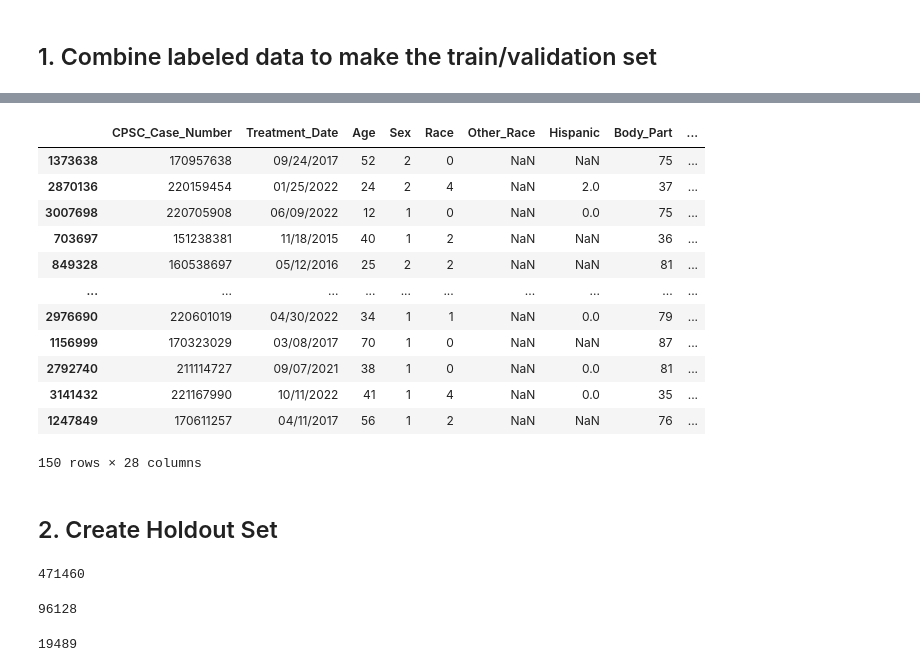
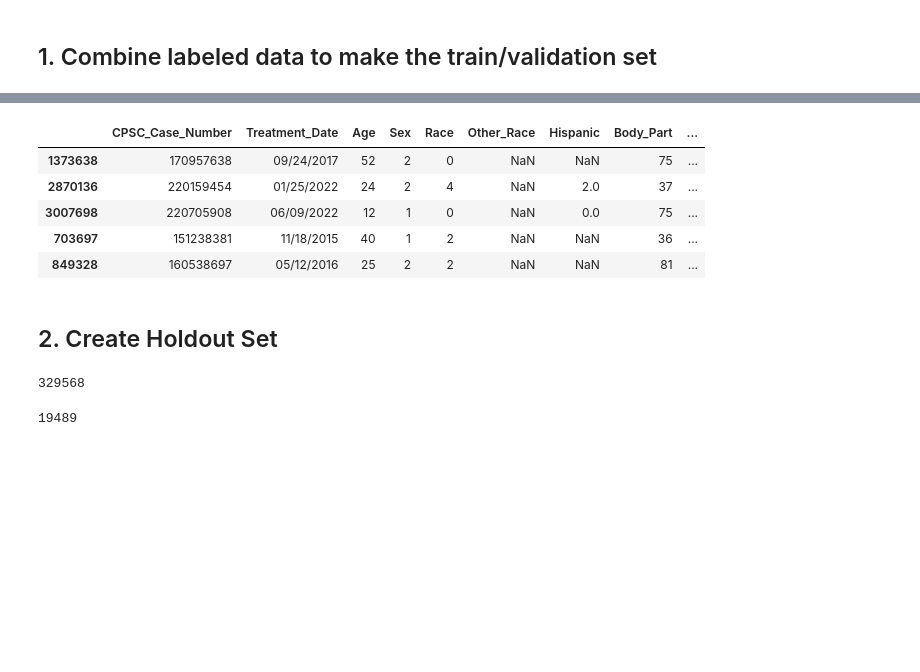
Before and after one commit to DevJGraham/neiss_pedestrian_accounts, a Jupyter notebook: model_3.ipynb, the cells around one changed output, grey strips where cells are left out. Saved outputs shown, nothing was run; the diff lists cells and outputs as text; code cells hidden in the pictures; blank space fills up the shorter version.

```diff
--- a/model_3.ipynb
+++ b/model_3.ipynb
@@ -137,17 +104,10 @@ labeled_sample_2
 # %%
-labeled_sample_3
+labeled_sample_3.head()
 # %% [output]
 |  | CPSC_Case_Number | Treatment_Date | Age | Sex | Race | Other_Race | Hispanic | Body_Part | ... |
 | 1373638 | 170957638 | 09/24/2017 | 52 | 2 | 0 | NaN | NaN | 75 | ... |
 | 2870136 | 220159454 | 01/25/2022 | 24 | 2 | 4 | NaN | 2.0 | 37 | ... |
 | 3007698 | 220705908 | 06/09/2022 | 12 | 1 | 0 | NaN | 0.0 | 75 | ... |
 | 703697 | 151238381 | 11/18/2015 | 40 | 1 | 2 | NaN | NaN | 36 | ... |
 | 849328 | 160538697 | 05/12/2016 | 25 | 2 | 2 | NaN | NaN | 81 | ... |
-| ... | ... | ... | ... | ... | ... | ... | ... | ... | ... |
-| 2976690 | 220601019 | 04/30/2022 | 34 | 1 | 1 | NaN | 0.0 | 79 | ... |
-| 1156999 | 170323029 | 03/08/2017 | 70 | 1 | 0 | NaN | NaN | 87 | ... |
-| 2792740 | 211114727 | 09/07/2021 | 38 | 1 | 0 | NaN | 0.0 | 81 | ... |
-| 3141432 | 221167990 | 10/11/2022 | 41 | 1 | 4 | NaN | 0.0 | 35 | ... |
-| 1247849 | 170611257 | 04/11/2017 | 56 | 1 | 2 | NaN | NaN | 76 | ... |
-150 rows × 28 columns
 # %%
@@ -160,28 +120,26 @@ train_validation = pd.concat(
     axis=0)
 # %% [markdown]
 ## 2. Create Holdout Set
+# %%
+# Step 2: Filter further by location codes of interest (e.g., street or highway)
+filtered_df = df[df['Location'].isin([4, 5])]
+
+# ~96,000 samples remain (~76.5 minutes to run locally)
+print(len(filtered_df))
+# %% [output]
+329568
 # %%
-# Step 1: Filter narratives that contain relevant keywords related to pedestrian activity or motor vehicle involvement
-search_words = [
-    "walking", "walk", "jogging", "jog", "running", "run", "on foot", "bystander",
-    "standing", "biking", "bike", "roller skating", "roller skates", "skateboarding",
-    "skateboard", "scootering", "scooter", "pedestr", "pedst", "struck by", "hit by"
-]
+# # Step 1: Filter narratives that contain relevant keywords related to pedestrian activity or motor vehicle involvement
+# search_words = [
+#     "walking", "walk", "jogging", "jog", "running", "run", "on foot", "bystander",
+#     "standing", "biking", "bike", "roller skating", "roller skates", "skateboarding",
+#     "skateboard", "scootering", "scooter", "pedestr", "pedst", "struck by", "hit by"
+# ]
 
-filtered_df = df[df['Narrative_1'].str.contains('|'.join(search_words), case=False, na=False)]
+# filtered_df = filtered_df[filtered_df['Narrative_1'].str.contains('|'.join(search_words), case=False, na=False)]
 
-# ~470,000 samples contain at least one keyword (~6.25 hours to run locally)
-len(filtered_df)
+# # ~470,000 samples contain at least one keyword (~6.25 hours to run locally)
+# len(filtered_df)
-# %% [output]
-471460
-# %%
-# Step 2: Filter further by location codes of interest (e.g., street or highway)
-filtered_df = filtered_df[filtered_df['Location'].isin([4, 5])]
-
-# ~96,000 samples remain (~76.5 minutes to run locally)
-print(len(filtered_df))
-# %% [output]
-96128
 # %%
 # Step 3: Focus on narratives that explicitly mention "pedestrian", "struck by", or "hit by"
 filtered_df = filtered_df[filtered_df['Narrative_1'].str.contains('|'.join(["pedestr", "pedst", "struck by", "hit by"]), case=False, na=False)]
```
Also changed, not shown: parts of 37 cells of this notebook, 39 other files.
